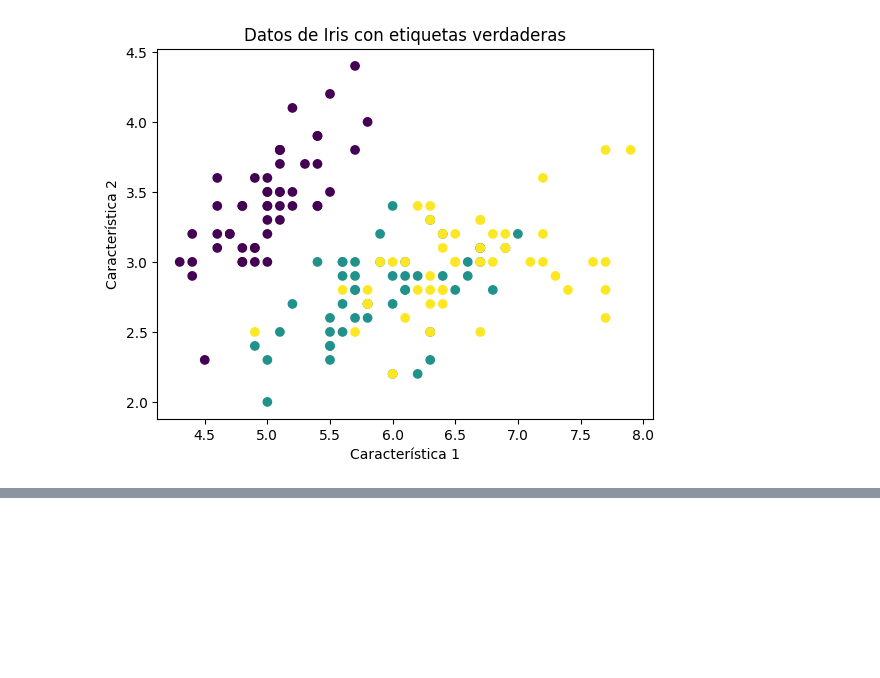
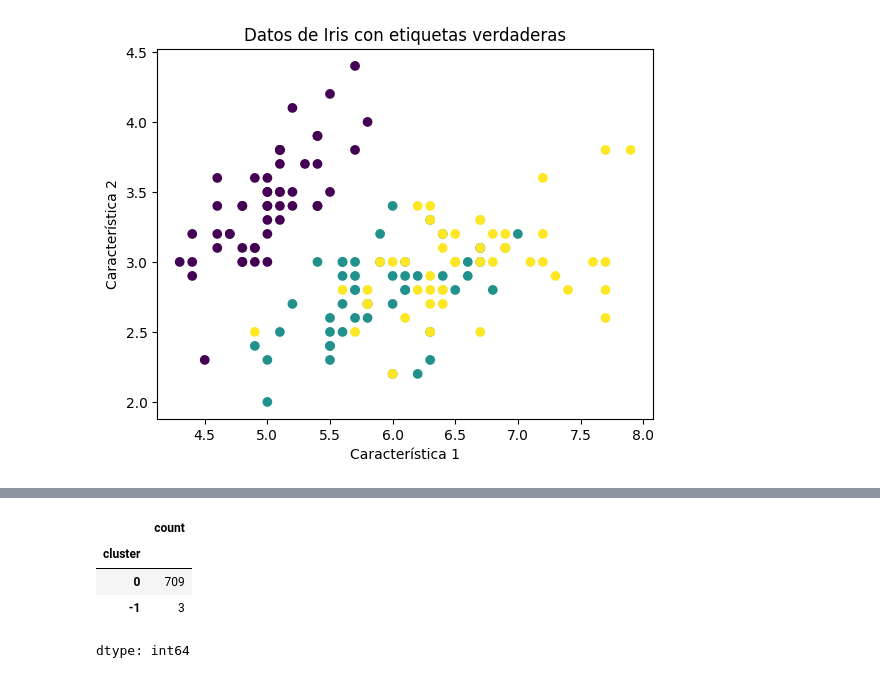
Before and after one commit to davidlealo/sic_ai_2025_sept, a Jupyter notebook: 3_machine_learning/clase_18.ipynb, the cells around one changed output, grey strips where cells are left out. Saved outputs shown, nothing was run; the diff lists cells and outputs as text; code cells hidden in the pictures; blank space fills up the shorter version.

```diff
--- a/3_machine_learning/clase_18.ipynb
+++ b/3_machine_learning/clase_18.ipynb
@@ -258,0 +478,23 @@ plt.show()
+# %%
+import gower
+import numpy as np
+from sklearn.cluster import DBSCAN
+
+# eliminar nulos
+data = df[cols].dropna()
+
+# Calcular matriz de distancias Gower
+gower_dist = gower.gower_matrix(data)
+
+# Aplicar DBSCAN usando la métrica precomputada
+dbscan = DBSCAN(eps=0.17, min_samples=10, metric='precomputed')
+labels = dbscan.fit_predict(gower_dist)
+
+data['cluster'] = labels
+data['cluster'].value_counts()
+# %% [output]
+|  | count |
+| cluster |  |
+| 0 | 709 |
+| -1 | 3 |
+dtype: int64
```
Also changed, not shown: parts of 11 cells of this notebook.
